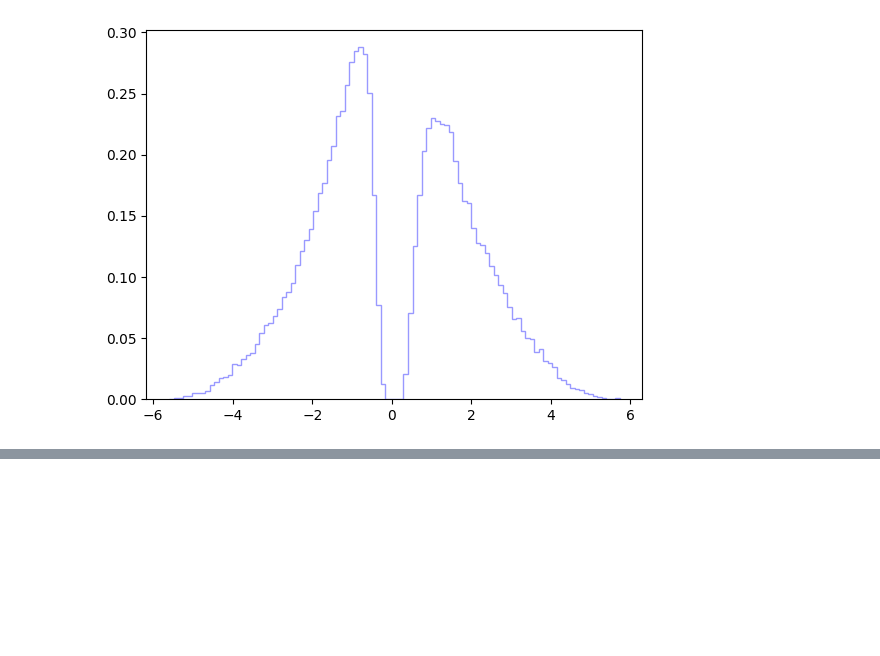
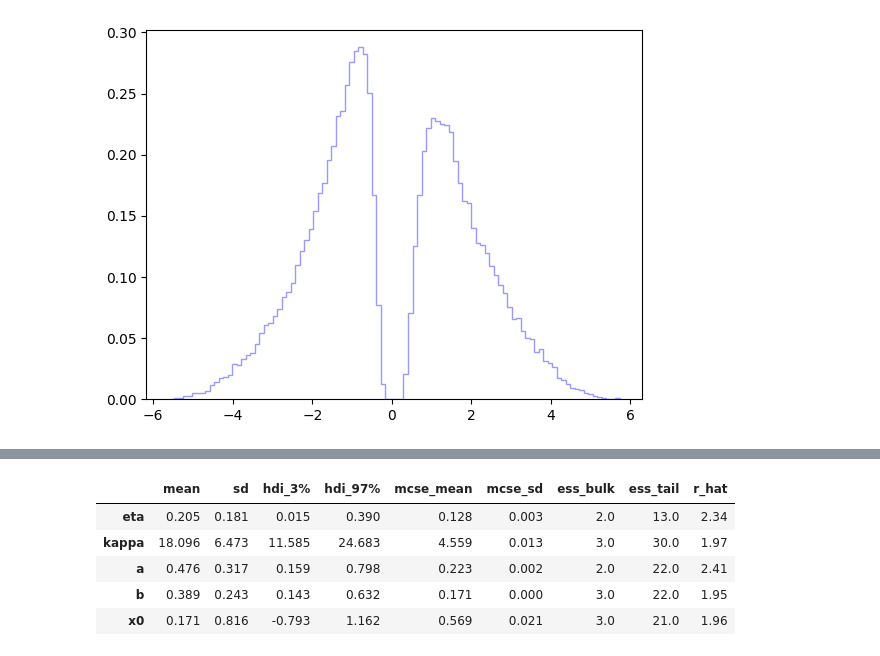
Before and after one commit to AndrewZhang599/efficient-fpt, a Jupyter notebook: andrew_notebooks/pymc_likelihood.ipynb, the cells around one changed output, grey strips where cells are left out. Cells and saved outputs as stored; diff of their text form; code cells hidden in the pictures; blank space fills up the shorter version.

```diff
--- a/andrew_notebooks/pymc_likelihood.ipynb
+++ b/andrew_notebooks/pymc_likelihood.ipynb
@@ -243,0 +363,11 @@ TypeError: RandomVariable.make_node() got an unexpected keyword argument 'mu1'
+# %%
+import arviz as az
+
+az.summary(idata, var_names = ['eta', 'kappa', 'a', 'b', 'x0'])
+# %% [output]
+|  | mean | sd | hdi_3% | hdi_97% | mcse_mean | mcse_sd | ess_bulk | ess_tail | r_hat |
+| eta | 0.205 | 0.181 | 0.015 | 0.390 | 0.128 | 0.003 | 2.0 | 13.0 | 2.34 |
+| kappa | 18.096 | 6.473 | 11.585 | 24.683 | 4.559 | 0.013 | 3.0 | 30.0 | 1.97 |
+| a | 0.476 | 0.317 | 0.159 | 0.798 | 0.223 | 0.002 | 2.0 | 22.0 | 2.41 |
+| b | 0.389 | 0.243 | 0.143 | 0.632 | 0.171 | 0.000 | 3.0 | 22.0 | 1.95 |
+| x0 | 0.171 | 0.816 | -0.793 | 1.162 | 0.569 | 0.021 | 3.0 | 21.0 | 1.96 |
```
Also changed, not shown: parts of 16 cells of this notebook.
